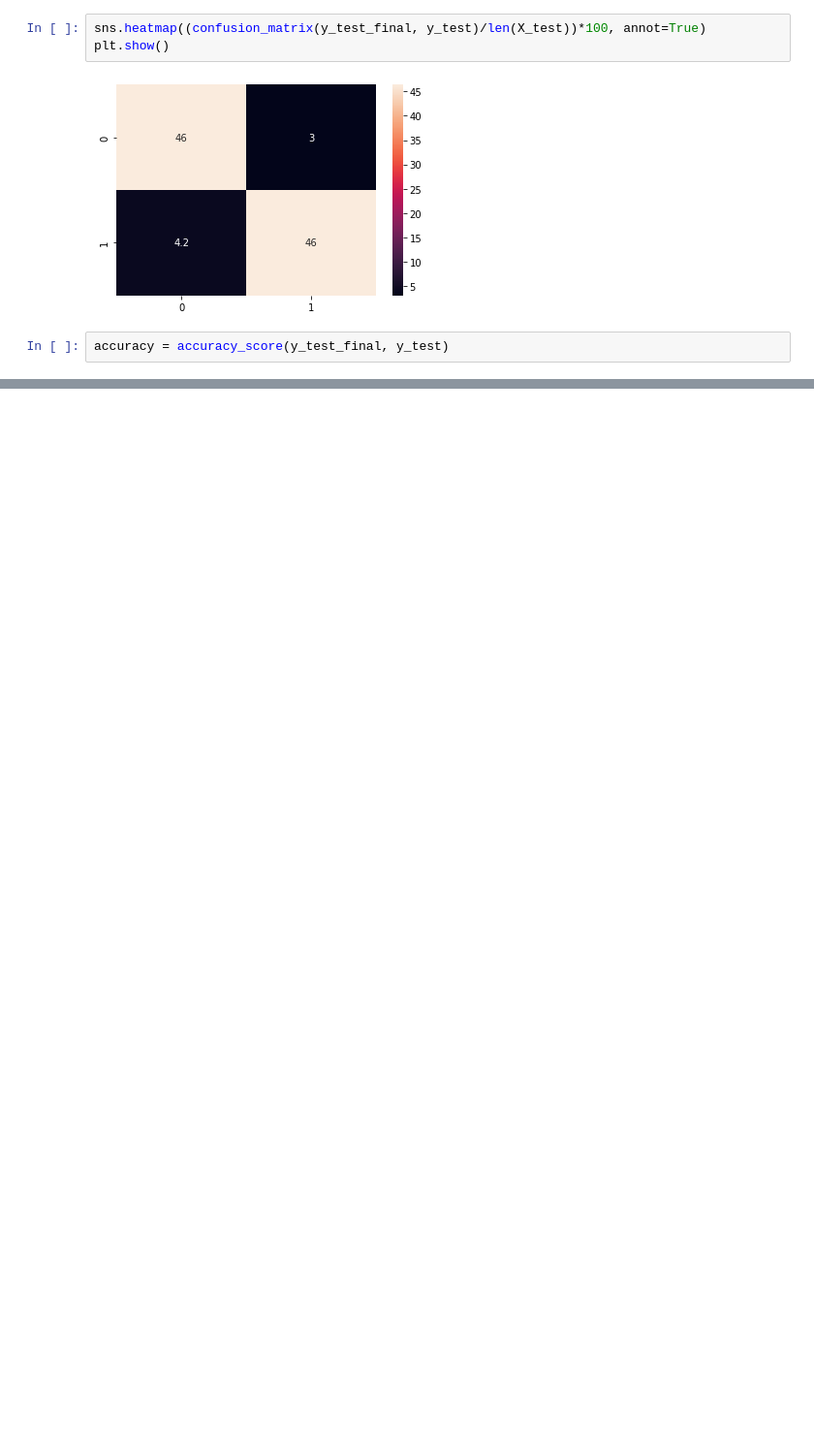
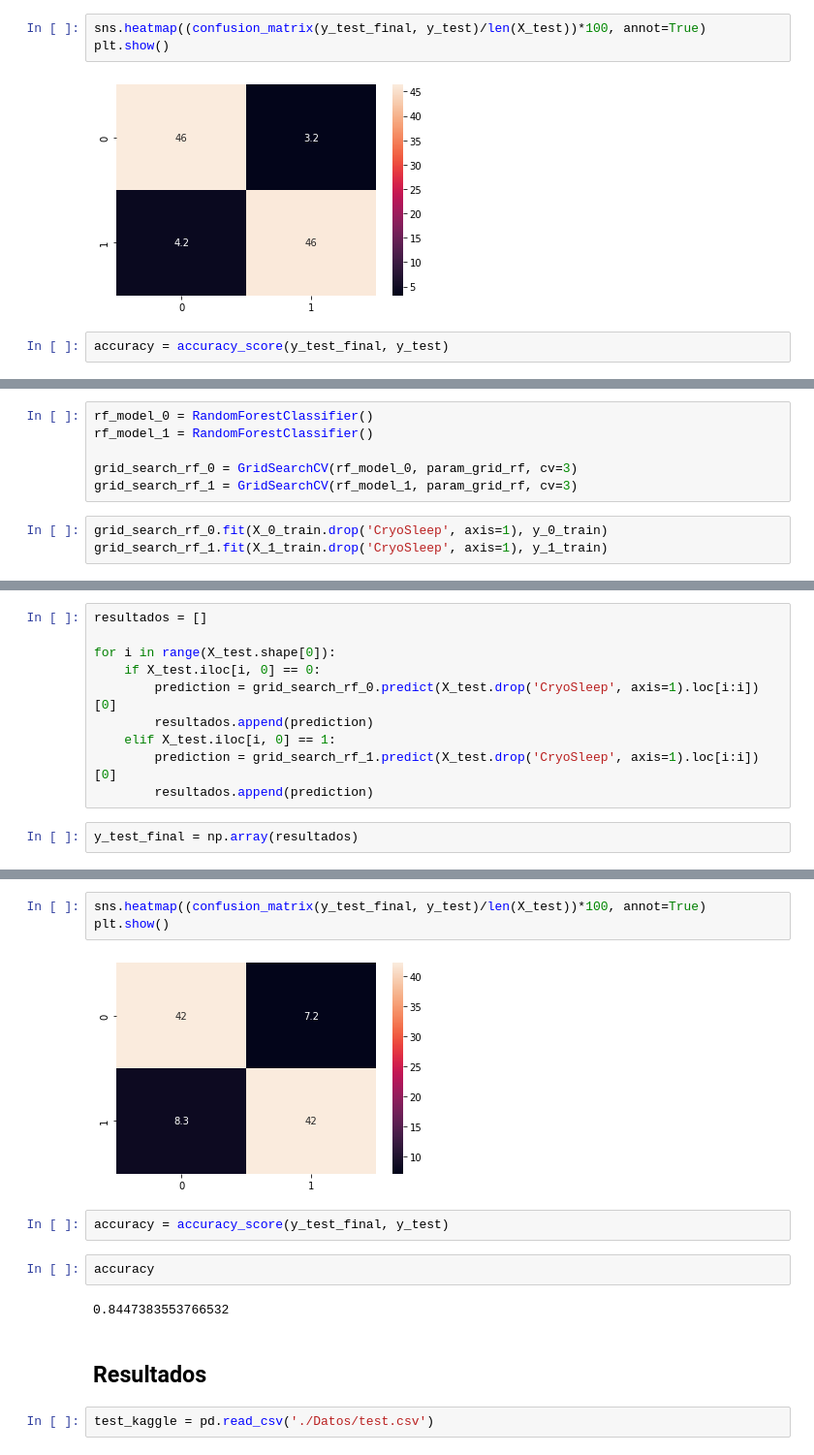
Before and after one commit to JuanFeA98/ML_Projects, a Jupyter notebook: 01.Spaceship_Titanic/Spaceship_Titanic.ipynb, the cells around one changed output, grey strips where cells are left out. Shown at 97% size. Saved outputs shown, nothing was run; the diff lists cells and outputs as text; blank space fills up the shorter version.

Commit message:
Combinando modelos

```diff
--- a/01.Spaceship_Titanic/Spaceship_Titanic.ipynb
+++ b/01.Spaceship_Titanic/Spaceship_Titanic.ipynb
@@ -541,0 +546,9 @@ accuracy
+# %%
+rf_model_0 = RandomForestClassifier()
+rf_model_1 = RandomForestClassifier()
+
+grid_search_rf_0 = GridSearchCV(rf_model_0, param_grid_rf, cv=3)
+grid_search_rf_1 = GridSearchCV(rf_model_1, param_grid_rf, cv=3)
+# %%
+grid_search_rf_0.fit(X_0_train.drop('CryoSleep', axis=1), y_0_train)
+grid_search_rf_1.fit(X_1_train.drop('CryoSleep', axis=1), y_1_train)
@@ -541,0 +592,12 @@ accuracy
+# %%
+resultados = []
+
+for i in range(X_test.shape[0]):
+    if X_test.iloc[i, 0] == 0:
+        prediction = grid_search_rf_0.predict(X_test.drop('CryoSleep', axis=1).loc[i:i])[0]
+        resultados.append(prediction)
+    elif X_test.iloc[i, 0] == 1:
+        prediction = grid_search_rf_1.predict(X_test.drop('CryoSleep', axis=1).loc[i:i])[0]
+        resultados.append(prediction)
+# %%
+y_test_final = np.array(resultados)
@@ -541,0 +615,15 @@ accuracy
+# %%
+sns.heatmap((confusion_matrix(y_test_final, y_test)/len(X_test))*100, annot=True)
+plt.show()
+# %% [output]
+[figure, added]
+# %%
+accuracy = accuracy_score(y_test_final, y_test)
+# %%
+accuracy
+# %% [output]
+0.8447383553766532
+# %% [markdown]
+## **Resultados**
+# %%
+test_kaggle = pd.read_csv('./Datos/test.csv')
```
Also changed, not shown: parts of 41 cells of this notebook.
